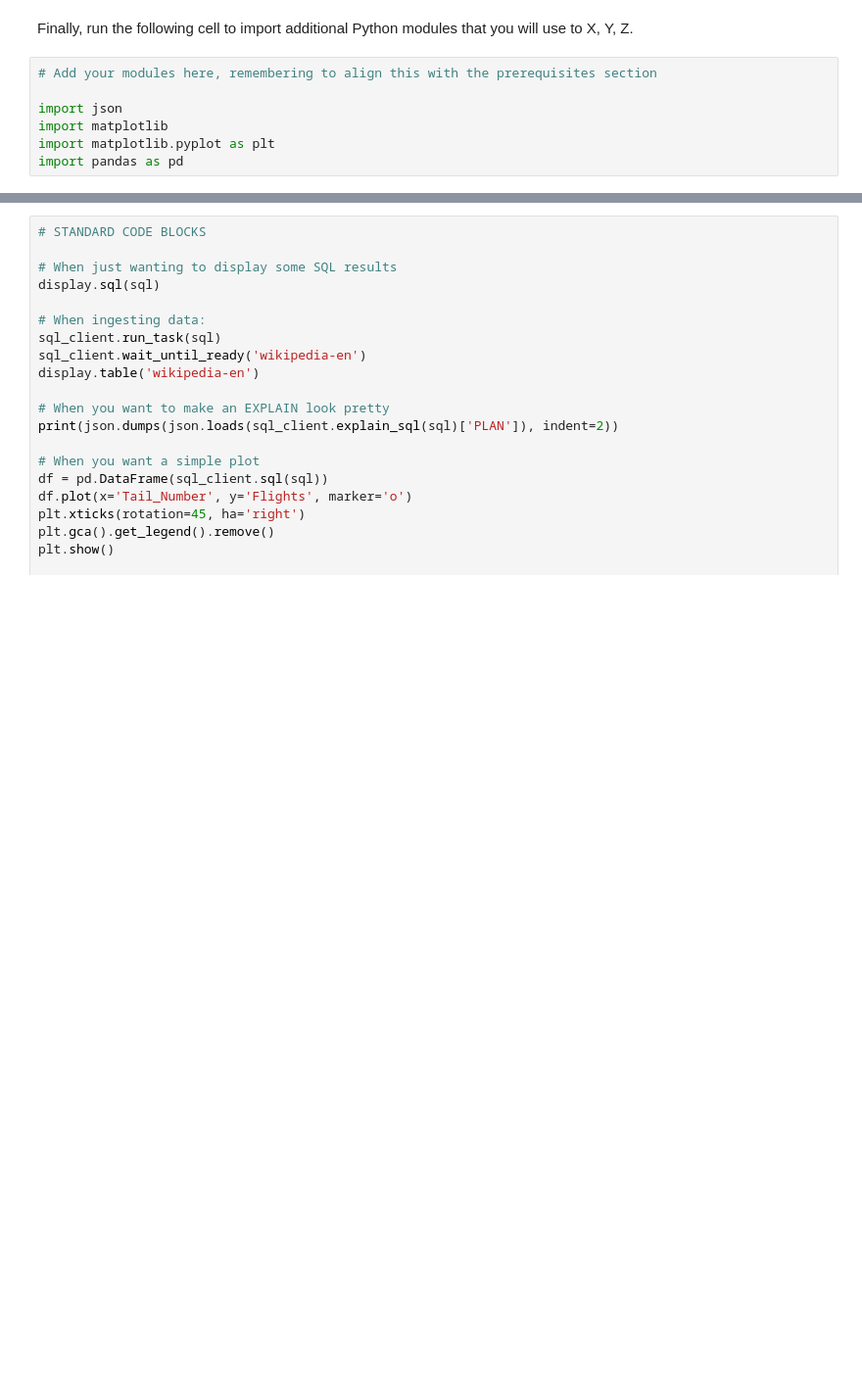
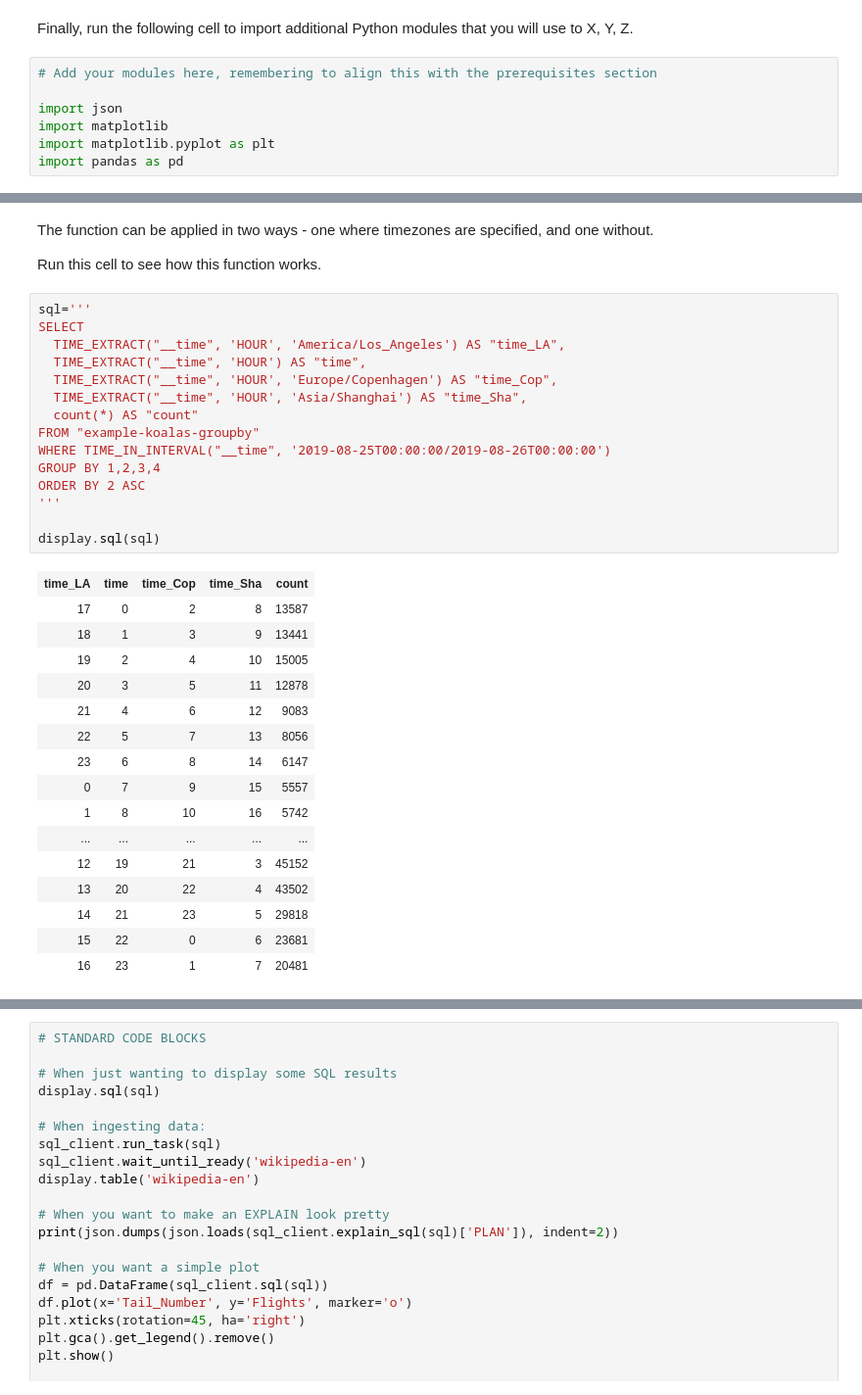
Before and after one commit to implydata/learn-druid, a Jupyter notebook: notebooks/03-query/03-groupby.ipynb, the cells around one changed output, grey strips where cells are left out. Shown at 98% size. Cells and saved outputs as stored; diff of their text form; blank space fills up the shorter version.

```diff
--- a/notebooks/03-query/03-groupby.ipynb
+++ b/notebooks/03-query/03-groupby.ipynb
@@ -129,0 +284,36 @@ import pandas as pd
+# %% [markdown]
+The function can be applied in two ways - one where timezones are specified, and one without.
+
+Run this cell to see how this function works.
+# %%
+sql='''
+SELECT
+  TIME_EXTRACT("__time", 'HOUR', 'America/Los_Angeles') AS "time_LA",
+  TIME_EXTRACT("__time", 'HOUR') AS "time",
+  TIME_EXTRACT("__time", 'HOUR', 'Europe/Copenhagen') AS "time_Cop",
+  TIME_EXTRACT("__time", 'HOUR', 'Asia/Shanghai') AS "time_Sha",
+  count(*) AS "count"
+FROM "example-koalas-groupby"
+WHERE TIME_IN_INTERVAL("__time", '2019-08-25T00:00:00/2019-08-26T00:00:00')
+GROUP BY 1,2,3,4
+ORDER BY 2 ASC
+'''
+
+display.sql(sql)
+# %% [output]
+| time_LA | time | time_Cop | time_Sha | count |
+| 17 | 0 | 2 | 8 | 13587 |
+| 18 | 1 | 3 | 9 | 13441 |
+| 19 | 2 | 4 | 10 | 15005 |
+| 20 | 3 | 5 | 11 | 12878 |
+| 21 | 4 | 6 | 12 | 9083 |
+| 22 | 5 | 7 | 13 | 8056 |
+| 23 | 6 | 8 | 14 | 6147 |
+| 0 | 7 | 9 | 15 | 5557 |
+| 1 | 8 | 10 | 16 | 5742 |
+| ... | ... | ... | ... | ... |
+| 12 | 19 | 21 | 3 | 45152 |
+| 13 | 20 | 22 | 4 | 43502 |
+| 14 | 21 | 23 | 5 | 29818 |
+| 15 | 22 | 0 | 6 | 23681 |
+| 16 | 23 | 1 | 7 | 20481 |
```
Also changed, not shown: parts of 27 cells of this notebook.
